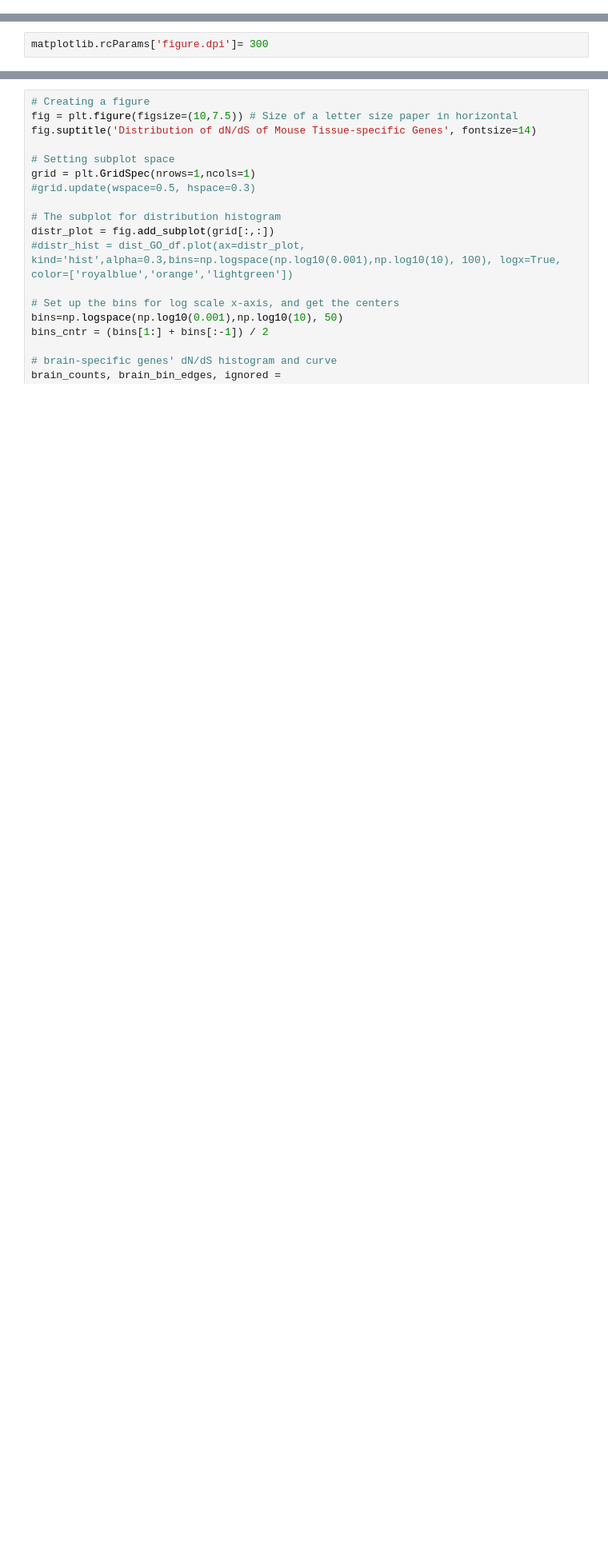
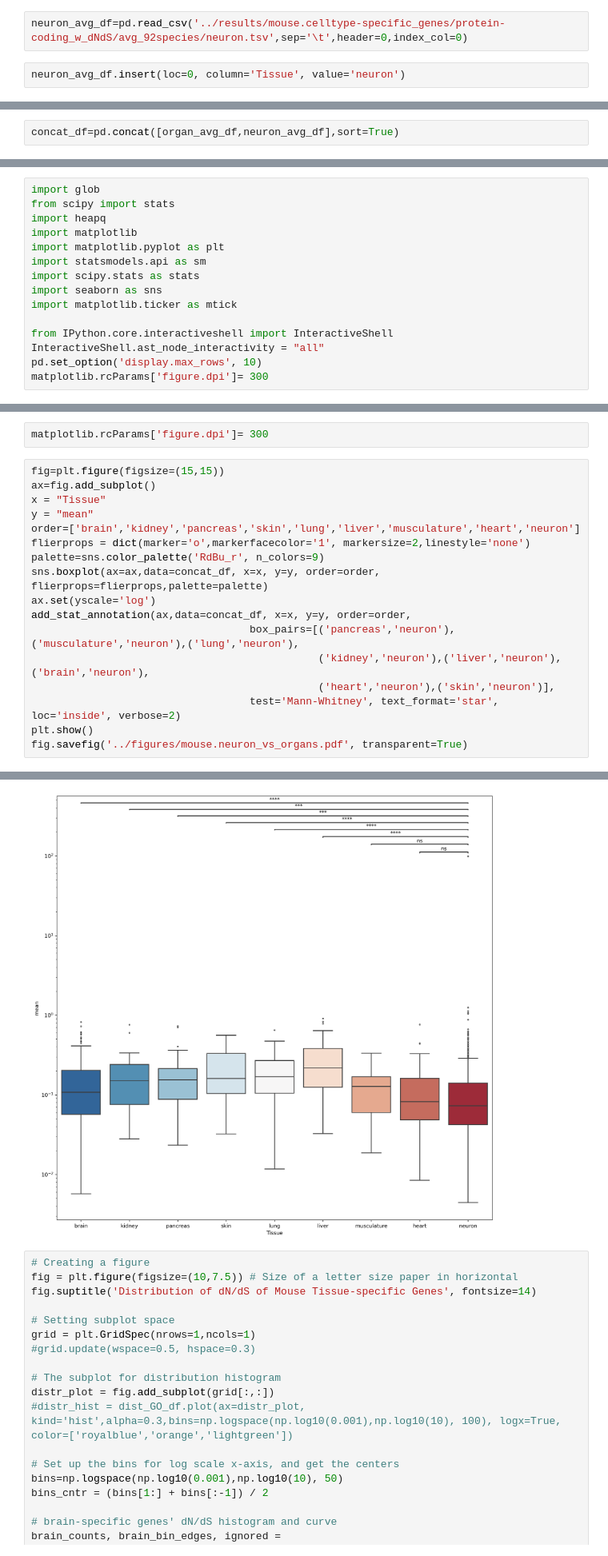
Before and after one commit to VeritatemAmo/neuron-glia-dNdS, a Jupyter notebook: jupyter_notebooks/mouse.organs.ipynb, the cells around one changed output, grey strips where cells are left out. Shown at 80% size. Drawn from its saved outputs; the diff is of its cells as text; blank space fills up the shorter version.

Commit message:
neuron vs organ specific genes avg dNdS figure

```diff
--- a/jupyter_notebooks/mouse.organs.ipynb
+++ b/jupyter_notebooks/mouse.organs.ipynb
@@ -59,0 +189,4 @@ skin_arr = skin_df['mean'].dropna().values
+# %%
+neuron_avg_df=pd.read_csv('../results/mouse.celltype-specific_genes/protein-coding_w_dNdS/avg_92species/neuron.tsv',sep='\t',header=0,index_col=0)
+# %%
+neuron_avg_df.insert(loc=0, column='Tissue', value='neuron')
@@ -59,0 +210,2 @@ skin_arr = skin_df['mean'].dropna().values
+# %%
+concat_df=pd.concat([organ_avg_df,neuron_avg_df],sort=True)
@@ -60,5 +228,20 @@ skin_arr = skin_df['mean'].dropna().values
 # %% [markdown]
 ### Plotting
+# %%
+import glob
+from scipy import stats
+import heapq
+import matplotlib
+import matplotlib.pyplot as plt
+import statsmodels.api as sm
+import scipy.stats as stats
+import seaborn as sns
+import matplotlib.ticker as mtick
+
+from IPython.core.interactiveshell import InteractiveShell
+InteractiveShell.ast_node_interactivity = "all"
+pd.set_option('display.max_rows', 10)
+matplotlib.rcParams['figure.dpi']= 300
 # %%
 import matplotlib
 import matplotlib.pyplot as plt
@@ -69,2 +254,20 @@ import matplotlib.ticker as mtick
 # %%
 matplotlib.rcParams['figure.dpi']= 300
+# %%
+fig=plt.figure(figsize=(15,15))
+ax=fig.add_subplot()
+x = "Tissue"
+y = "mean"
+order=['brain','kidney','pancreas','skin','lung','liver','musculature','heart','neuron']
+flierprops = dict(marker='o',markerfacecolor='1', markersize=2,linestyle='none')
+palette=sns.color_palette('RdBu_r', n_colors=9)
+sns.boxplot(ax=ax,data=concat_df, x=x, y=y, order=order, flierprops=flierprops,palette=palette)
+ax.set(yscale='log')
+add_stat_annotation(ax,data=concat_df, x=x, y=y, order=order,
+                                   box_pairs=[('pancreas','neuron'),('musculature','neuron'),('lung','neuron'),
+                                              ('kidney','neuron'),('liver','neuron'),('brain','neuron'),
+                                              ('heart','neuron'),('skin','neuron')],
+                                   test='Mann-Whitney', text_format='star', loc='inside', verbose=2)
+plt.show()
+fig.savefig('../figures/mouse.neuron_vs_organs.pdf', transparent=True)
+# %% [output]
@@ -71,3 +289,4 @@ matplotlib.rcParams['figure.dpi']= 300
+[figure, added]
 # %%
 # Creating a figure
 fig = plt.figure(figsize=(10,7.5)) # Size of a letter size paper in horizontal
```
Also changed, not shown: parts of 22 cells of this notebook, 6 other files.
